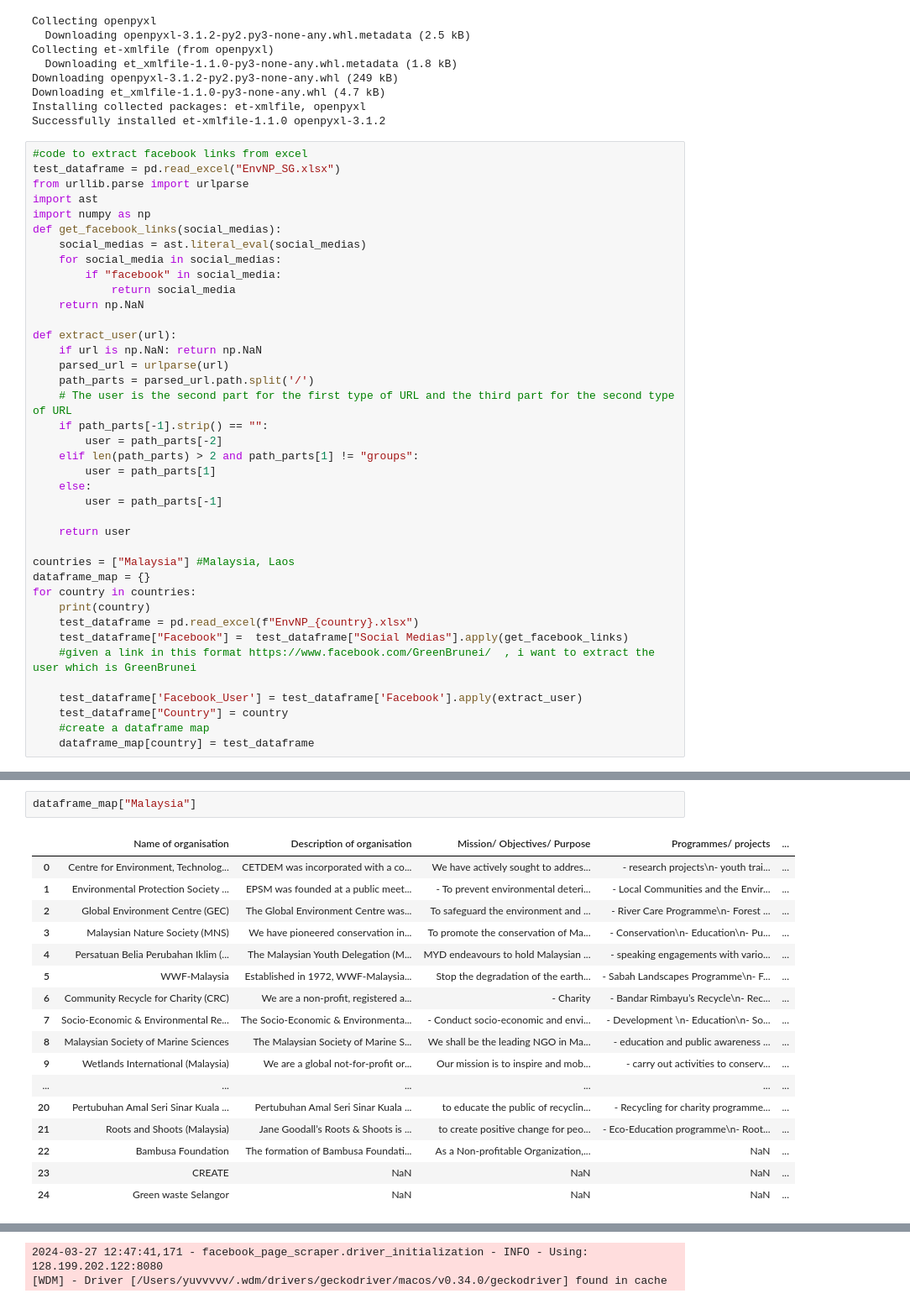
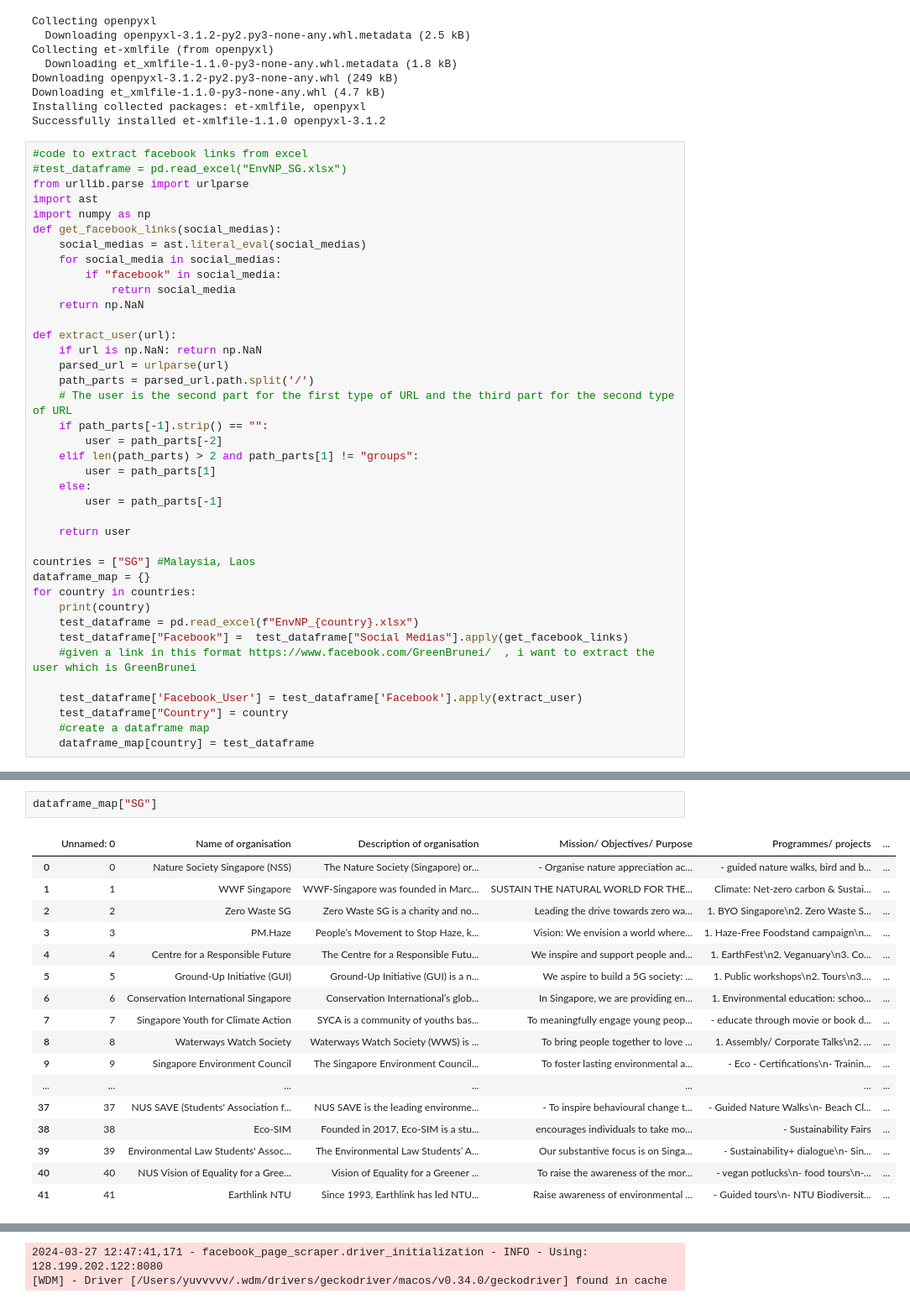
Before and after one commit to YuvBindal/MFT, a Jupyter notebook: test.ipynb, the cells around one changed output, grey strips where cells are left out. Shown at 84% size. Saved outputs shown, nothing was run; the diff lists cells and outputs as text.

Commit message:
Climate Action Topic Sets Created

```diff
--- a/test.ipynb
+++ b/test.ipynb
@@ -54,7 +58,7 @@ Installing collected packages: et-xmlfile, openpyxl
 Successfully installed et-xmlfile-1.1.0 openpyxl-3.1.2
 # %%
 #code to extract facebook links from excel
-test_dataframe = pd.read_excel("EnvNP_SG.xlsx")
+#test_dataframe = pd.read_excel("EnvNP_SG.xlsx")
 from urllib.parse import urlparse
 import ast
 import numpy as np
@@ -79,7 +83,7 @@ def extract_user(url):
 
     return user
 
-countries = ["Malaysia"] #Malaysia, Laos
+countries = ["SG"] #Malaysia, Laos
 dataframe_map = {}
 for country in countries:
     print(country)
@@ -96,23 +100,23 @@ Malaysia
 # %%
-dataframe_map["Malaysia"]
+dataframe_map["SG"]
 # %% [output]
-|  | Name of organisation | Description of organisation | Mission/ Objectives/ Purpose | Programmes/ projects | ... |
-| 0 | Centre for Environment, Technolog... | CETDEM was incorporated with a co... | We have actively sought to addres... | - research projects\n- youth trai... | ... |
-| 1 | Environmental Protection Society ... | EPSM was founded at a public meet... | - To prevent environmental deteri... | - Local Communities and the Envir... | ... |
-| 2 | Global Environment Centre (GEC) | The Global Environment Centre was... | To safeguard the environment and ... | - River Care Programme\n- Forest ... | ... |
-| 3 | Malaysian Nature Society (MNS) | We have pioneered conservation in... | To promote the conservation of Ma... | - Conservation\n- Education\n- Pu... | ... |
-| 4 | Persatuan Belia Perubahan Iklim (... | The Malaysian Youth Delegation (M... | MYD endeavours to hold Malaysian ... | - speaking engagements with vario... | ... |
-| 5 | WWF-Malaysia | Established in 1972, WWF-Malaysia... | Stop the degradation of the earth... | - Sabah Landscapes Programme\n- F... | ... |
-| 6 | Community Recycle for Charity (CRC) | We are a non-profit, registered a... | - Charity | - Bandar Rimbayu’s Recycle\n- Rec... | ... |
-| 7 | Socio-Economic & Environmental Re... | The Socio-Economic & Environmenta... | - Conduct socio-economic and envi... | - Development \n- Education\n- So... | ... |
-| 8 | Malaysian Society of Marine Sciences | The Malaysian Society of Marine S... | We shall be the leading NGO in Ma... | - education and public awareness ... | ... |
-| 9 | Wetlands International (Malaysia) | We are a global not-for-profit or... | Our mission is to inspire and mob... | - carry out activities to conserv... | ... |
-| ... | ... | ... | ... | ... | ... |
-| 20 | Pertubuhan Amal Seri Sinar Kuala ... | Pertubuhan Amal Seri Sinar Kuala ... | to educate the public of recyclin... | - Recycling for charity programme... | ... |
-| 21 | Roots and Shoots (Malaysia) | Jane Goodall’s Roots & Shoots is ... | to create positive change for peo... | - Eco-Education programme\n- Root... | ... |
-| 22 | Bambusa Foundation | The formation of Bambusa Foundati... | As a Non-profitable Organization,... | NaN | ... |
-| 23 | CREATE | NaN | NaN | NaN | ... |
-| 24 | Green waste Selangor | NaN | NaN | NaN | ... |
+|  | Unnamed: 0 | Name of organisation | Description of organisation | Mission/ Objectives/ Purpose | Programmes/ projects | ... |
+| 0 | 0 | Nature Society Singapore (NSS) | The Nature Society (Singapore) or... | - Organise nature appreciation ac... | - guided nature walks, bird and b... | ... |
+| 1 | 1 | WWF Singapore | WWF-Singapore was founded in Marc... | SUSTAIN THE NATURAL WORLD FOR THE... | Climate: Net-zero carbon & Sustai... | ... |
+| 2 | 2 | Zero Waste SG | Zero Waste SG is a charity and no... | Leading the drive towards zero wa... | 1. BYO Singapore\n2. Zero Waste S... | ... |
+| 3 | 3 | PM.Haze | People’s Movement to Stop Haze, k... | Vision: We envision a world where... | 1. Haze-Free Foodstand campaign\n... | ... |
+| 4 | 4 | Centre for a Responsible Future | The Centre for a Responsible Futu... | We inspire and support people and... | 1. EarthFest\n2. Veganuary\n3. Co... | ... |
+| 5 | 5 | Ground-Up Initiative (GUI) | Ground-Up Initiative (GUI) is a n... | We aspire to build a 5G society: ... | 1. Public workshops\n2. Tours\n3.... | ... |
+| 6 | 6 | Conservation International Singapore | Conservation International’s glob... | In Singapore, we are providing en... | 1. Environmental education: schoo... | ... |
+| 7 | 7 | Singapore Youth for Climate Action | SYCA is a community of youths bas... | To meaningfully engage young peop... | - educate through movie or book d... | ... |
+| 8 | 8 | Waterways Watch Society | Waterways Watch Society (WWS) is ... | To bring people together to love ... | 1. Assembly/ Corporate Talks\n2. ... | ... |
+| 9 | 9 | Singapore Environment Council | The Singapore Environment Council... | To foster lasting environmental a... | - Eco - Certifications\n- Trainin... | ... |
+| ... | ... | ... | ... | ... | ... | ... |
+| 37 | 37 | NUS SAVE (Students' Association f... | NUS SAVE is the leading environme... | - To inspire behavioural change t... | - Guided Nature Walks\n- Beach Cl... | ... |
+| 38 | 38 | Eco-SIM | Founded in 2017, Eco-SIM is a stu... | encourages individuals to take mo... | - Sustainability Fairs | ... |
+| 39 | 39 | Environmental Law Students' Assoc... | The Environmental Law Students’ A... | Our substantive focus is on Singa... | - Sustainability+ dialogue\n- Sin... | ... |
+| 40 | 40 | NUS Vision of Equality for a Gree... | Vision of Equality for a Greener ... | To raise the awareness of the mor... | - vegan potlucks\n- food tours\n-... | ... |
+| 41 | 41 | Earthlink NTU | Since 1993, Earthlink has led NTU... | Raise awareness of environmental ... | - Guided tours\n- NTU Biodiversit... | ... |
 # %%
 #IP Rotator
 import requests
```
Also changed, not shown: parts of 5 cells of this notebook, 19 other files.
